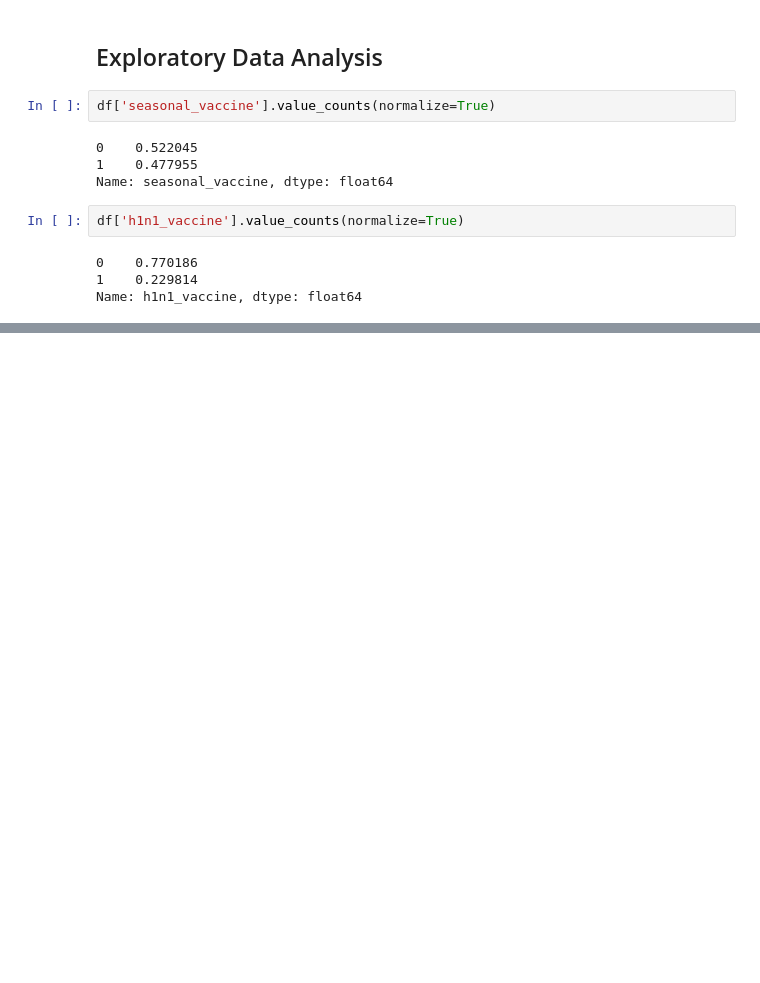
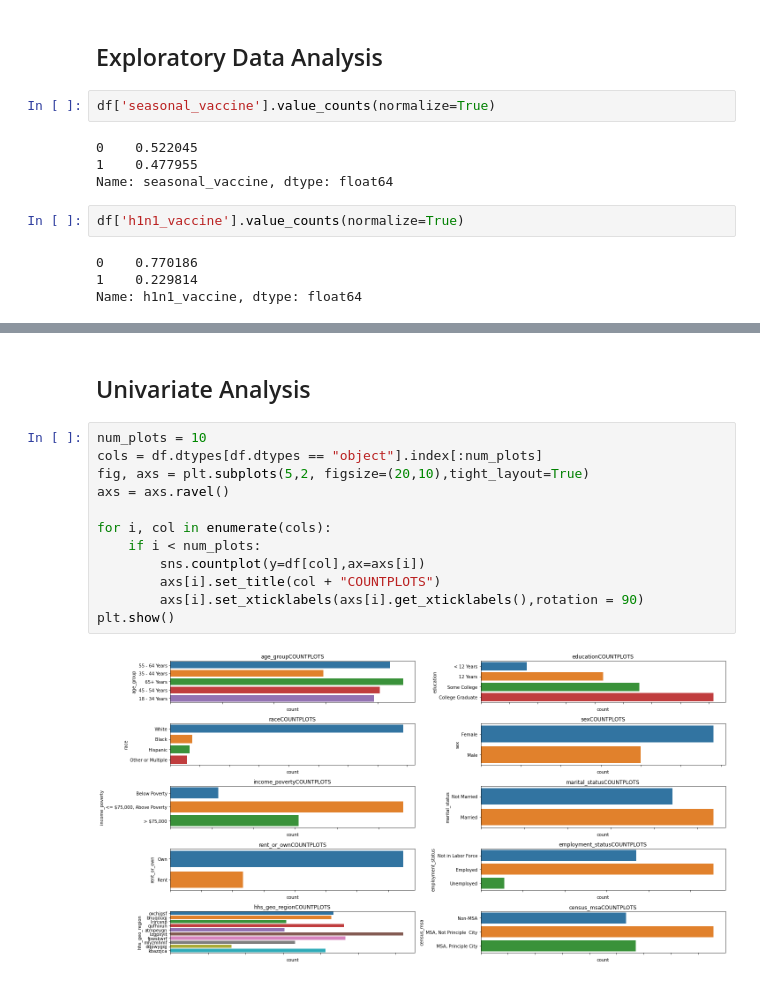
Before and after one commit to lorna-creator/Project-on-Vaccines, a Jupyter notebook: notebook.ipynb, the cells around one changed output, grey strips where cells are left out. Drawn from its saved outputs; the diff is of its cells as text; blank space fills up the shorter version.

```diff
--- a/notebook.ipynb
+++ b/notebook.ipynb
@@ -181,0 +209,16 @@ Name: h1n1_vaccine, dtype: float64
+# %% [markdown]
+## Univariate Analysis
+# %%
+num_plots = 10
+cols = df.dtypes[df.dtypes == "object"].index[:num_plots]
+fig, axs = plt.subplots(5,2, figsize=(20,10),tight_layout=True)
+axs = axs.ravel()
+
+for i, col in enumerate(cols):
+    if i < num_plots:
+        sns.countplot(y=df[col],ax=axs[i])
+        axs[i].set_title(col + "COUNTPLOTS")
+        axs[i].set_xticklabels(axs[i].get_xticklabels(),rotation = 90)
+plt.show()
+# %% [output]
+[figure, added]
```
Also changed, not shown: parts of 3 cells of this notebook, 1 other file.
